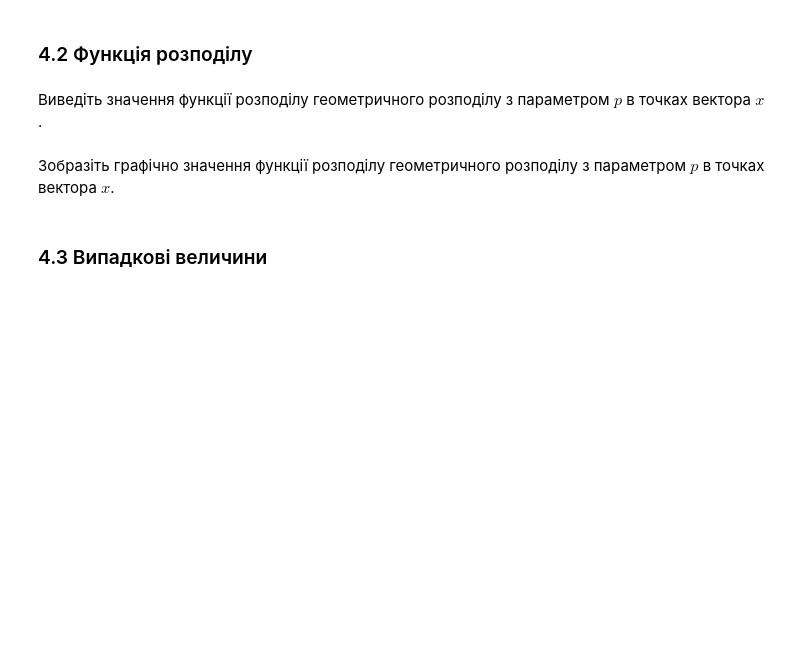
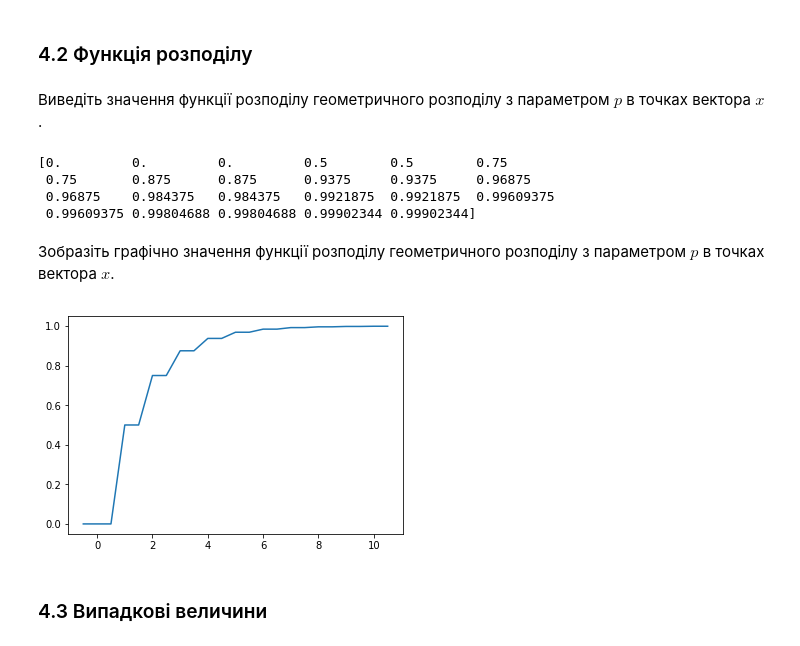
Before and after one commit to mikke-172/-mikke-172-probability_homework4, a Jupyter notebook: Лабораторне заняття 4.ipynb, the cells around one changed output. Saved outputs shown, nothing was run; the diff lists cells and outputs as text; code cells hidden in the pictures; blank space fills up the shorter version.

```diff
--- a/Лабораторне заняття 4.ipynb
+++ b/Лабораторне заняття 4.ipynb
@@ -269,10 +286,22 @@ x1 = np.arange(1, 11)
 Виведіть значення функції розподілу геометричного розподілу з параметром $p$ в точках вектора $x$.
 # %%
 # Місце для Вашого коду
+
+y = geom.cdf(x, p)
+print(y)
+# %% [output]
+[0.         0.         0.         0.5        0.5        0.75
+ 0.75       0.875      0.875      0.9375     0.9375     0.96875
+ 0.96875    0.984375   0.984375   0.9921875  0.9921875  0.99609375
+ 0.99609375 0.99804688 0.99804688 0.99902344 0.99902344]
 # %% [markdown]
 Зобразіть графічно значення функції розподілу геометричного розподілу з параметром $p$ в точках вектора $x$.
 # %%
 # Місце для Вашого коду
+plt.plot(x, y)
+plt.show()
+# %% [output]
+[figure, added]
 # %% [markdown]
 ### 4.3 Випадкові величини
 # %% [markdown]
```
Also changed, not shown: parts of 24 cells of this notebook.
